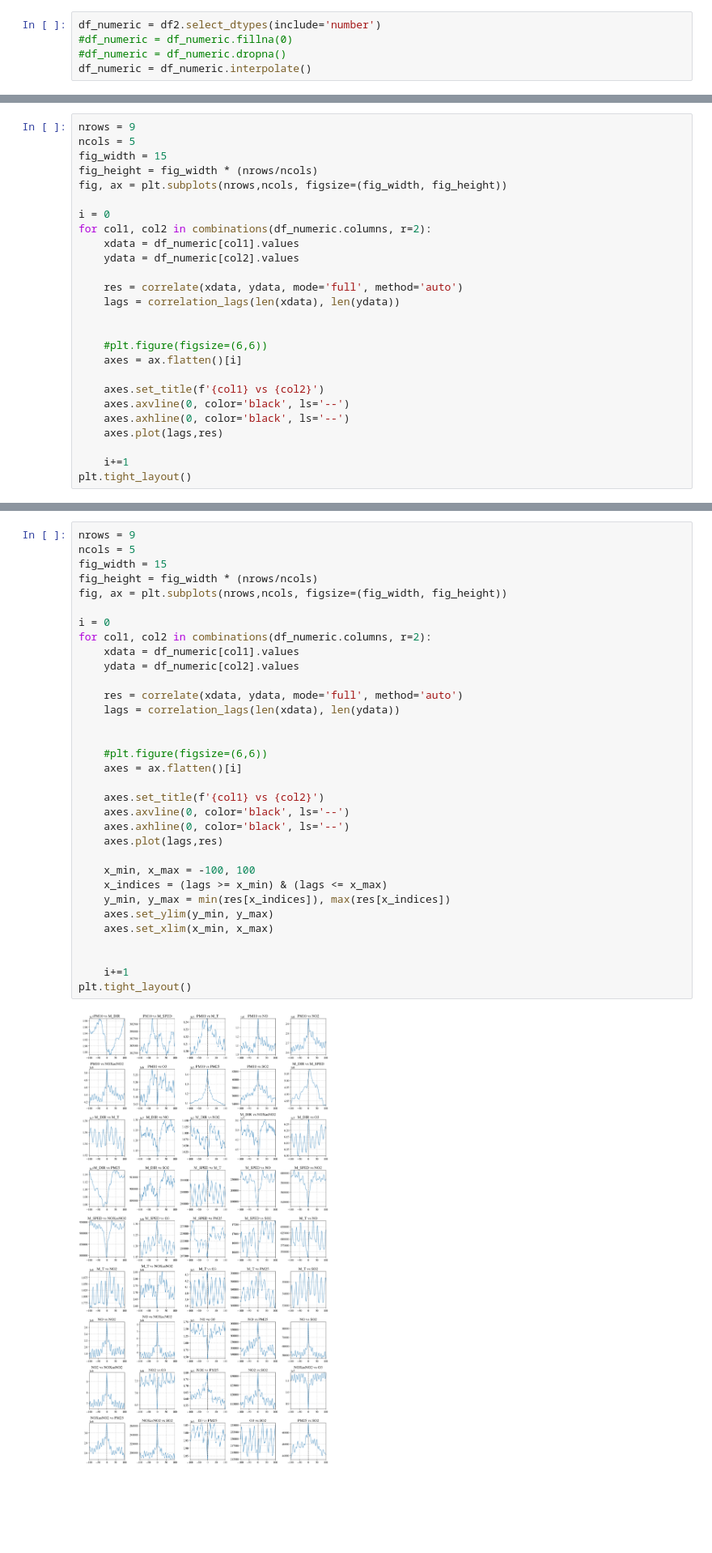
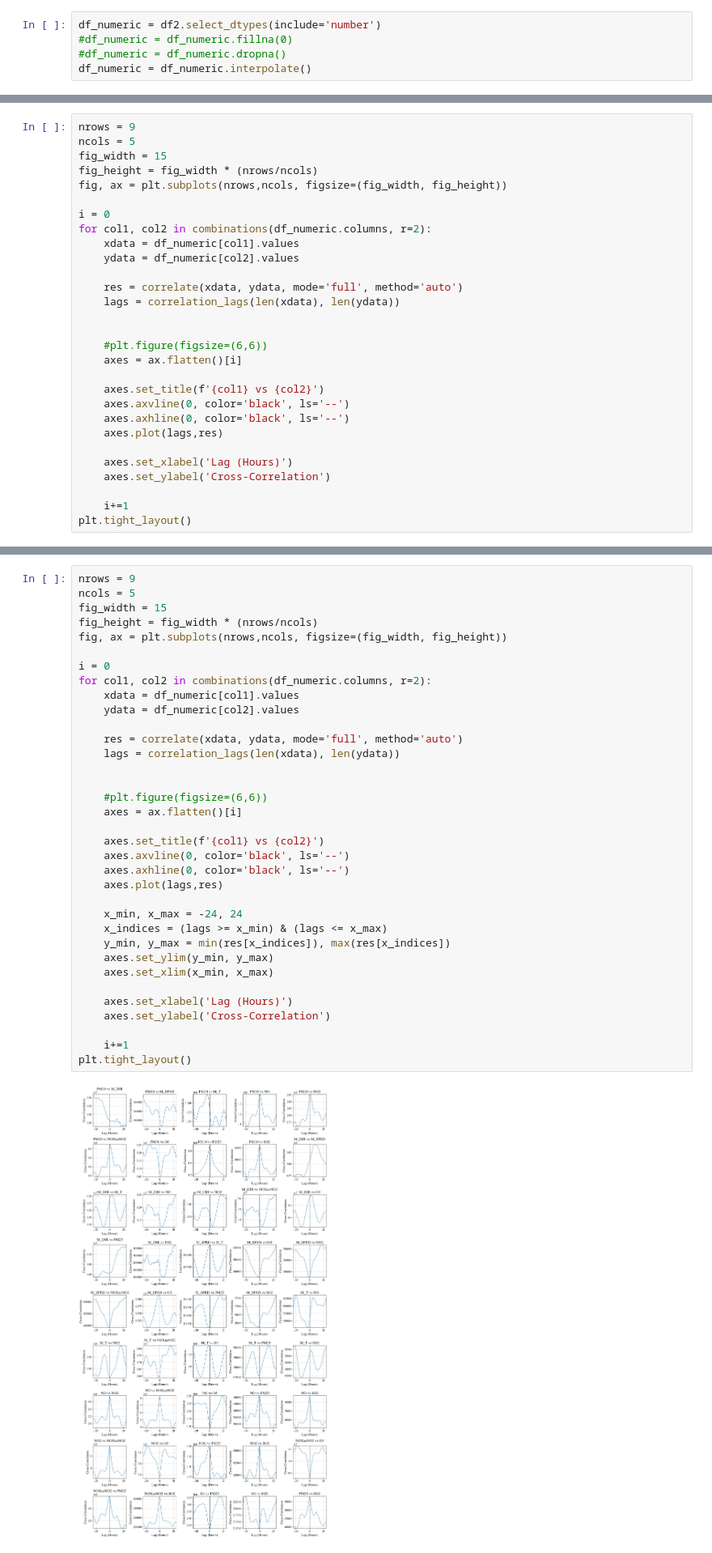
Before and after one commit to nx1/clear_skies, a Jupyter notebook: notebooks/CCF.ipynb, the cells around one changed output, grey strips where cells are left out. Shown at 81% size. Saved outputs shown, nothing was run; the diff lists cells and outputs as text; blank space fills up the shorter version.

```diff
--- a/notebooks/CCF.ipynb
+++ b/notebooks/CCF.ipynb
@@ -89,6 +89,9 @@ for col1, col2 in combinations(df_numeric.columns, r=2):
     axes.axhline(0, color='black', ls='--')
     axes.plot(lags,res)
 
+    axes.set_xlabel('Lag (Hours)')
+    axes.set_ylabel('Cross-Correlation')
+
     i+=1
 plt.tight_layout()
 # %% [output]
@@ -99,35 +102,37 @@ ncols = 5
 fig_width = 15
 fig_height = fig_width * (nrows/ncols)
 fig, ax = plt.subplots(nrows,ncols, figsize=(fig_width, fig_height))
 
 i = 0
 for col1, col2 in combinations(df_numeric.columns, r=2):
     xdata = df_numeric[col1].values
     ydata = df_numeric[col2].values
 
     res = correlate(xdata, ydata, mode='full', method='auto')
     lags = correlation_lags(len(xdata), len(ydata))
 
 
     #plt.figure(figsize=(6,6))
     axes = ax.flatten()[i]
 
     axes.set_title(f'{col1} vs {col2}')
     axes.axvline(0, color='black', ls='--')
     axes.axhline(0, color='black', ls='--')
     axes.plot(lags,res)
 
-    x_min, x_max = -100, 100
+    x_min, x_max = -24, 24
     x_indices = (lags >= x_min) & (lags <= x_max)
     y_min, y_max = min(res[x_indices]), max(res[x_indices])
     axes.set_ylim(y_min, y_max)
     axes.set_xlim(x_min, x_max)
 
+    axes.set_xlabel('Lag (Hours)')
+    axes.set_ylabel('Cross-Correlation')
 
     i+=1
 plt.tight_layout()
 # %% [output]
-[figure, old version]
+[figure, new version]
 # %%
 # Creating Averaged Periodograms and CCFs.
 # Splitting the time series into chunks
```
Also changed, not shown: parts of 3 cells of this notebook, 3 other files.
